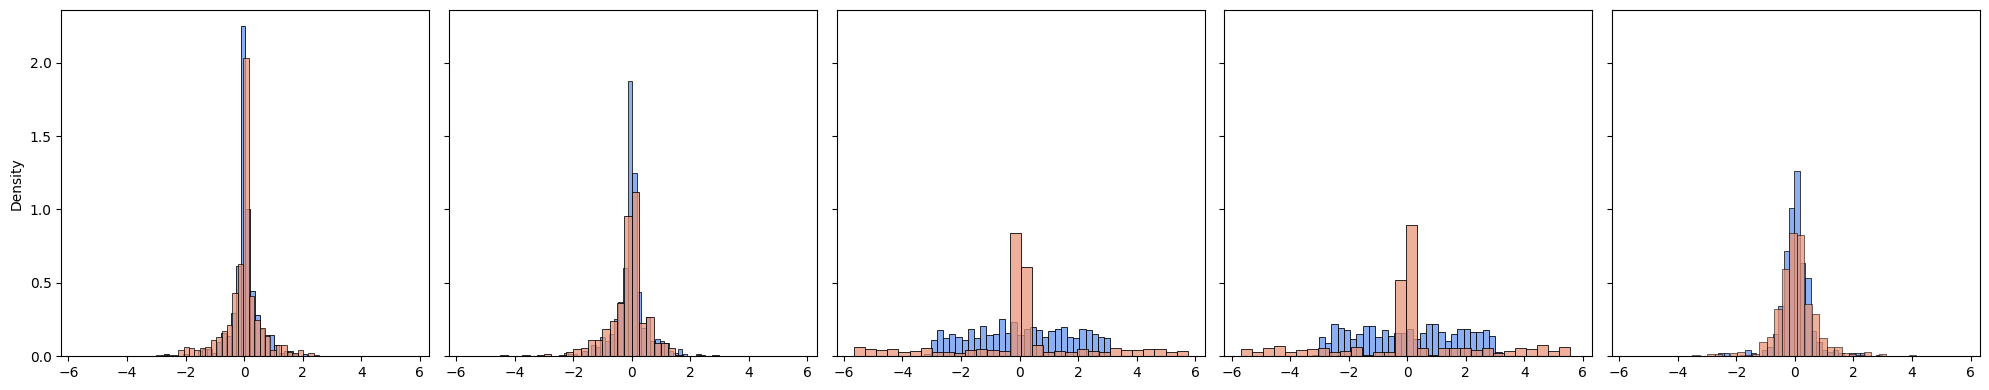
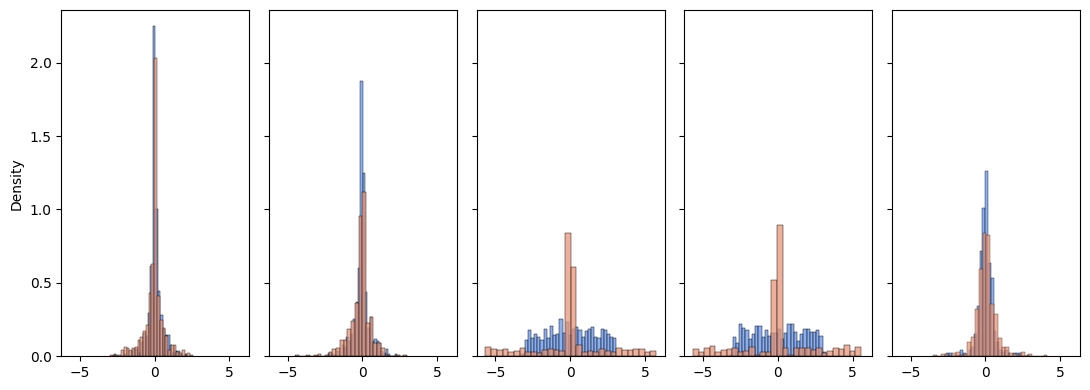
The change to this notebook cell's code, shown as a diff; its figure went from the first image to the second:
--- before
+++ after
@@ -1,3 +1,3 @@
-# Accuracy
+# Accuracy 
 
 def plot_accuracy(acc_path, ax, color):
@@ -9,5 +9,5 @@
 
 n_params=len(prior.base_dist.mean)
-fig, ax = plt.subplots(1,n_params, figsize=(20,4), tight_layout=True, sharex=True, sharey=True)
+fig, ax = plt.subplots(1,n_params, figsize=(11,4), tight_layout=True, sharex=True, sharey=True)
 
 iid_acc = f'{model}/tests/accus_{model}_iid.csv'

Commit: test script back to 10 obs